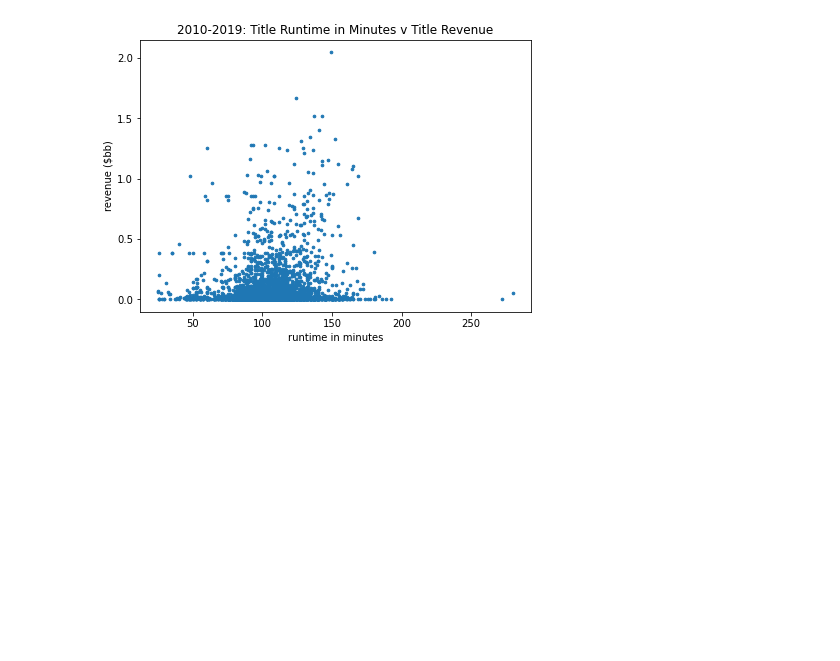
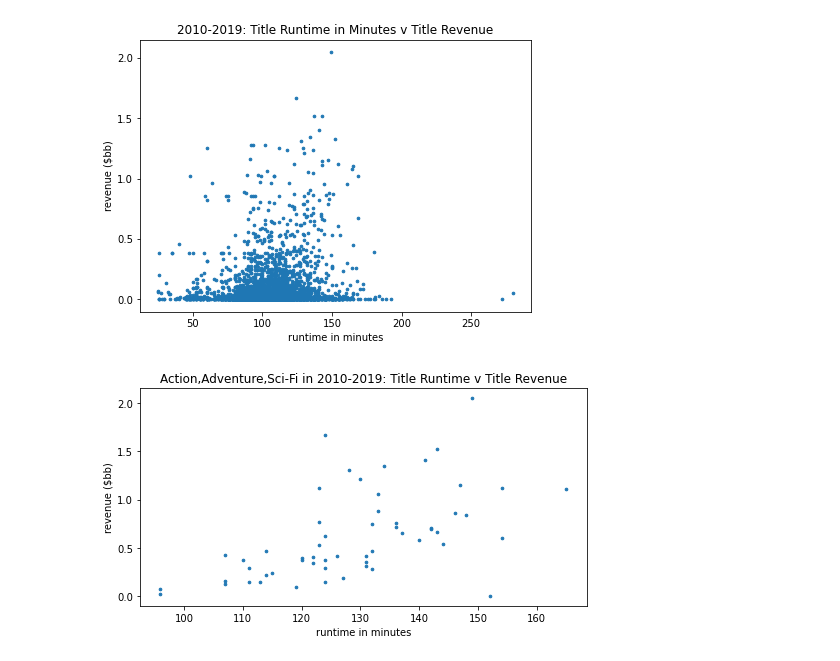
Before and after one commit to ds2012-flatiron/dsc-phase-1-project, a Jupyter notebook: eda_notebook.ipynb, the cells around one changed output. Cells and saved outputs as stored; diff of their text form; code cells hidden in the pictures; blank space fills up the shorter version.

```diff
--- a/eda_notebook.ipynb
+++ b/eda_notebook.ipynb
@@ -334,3 +334,8 @@ importlib.reload(dataviz)
 dataviz.scatterplot_title_runtime_and_revenue(config)
 # %% [output]
 [figure]
+# %%
+importlib.reload(dataviz)
+dataviz.scatterplot_title_runtime_and_revenue_bygenre(config,['Action,Adventure,Sci-Fi'])
+# %% [output]
+[figure, added]
```
Also changed, not shown: parts of 7 cells of this notebook, 4 other files.
